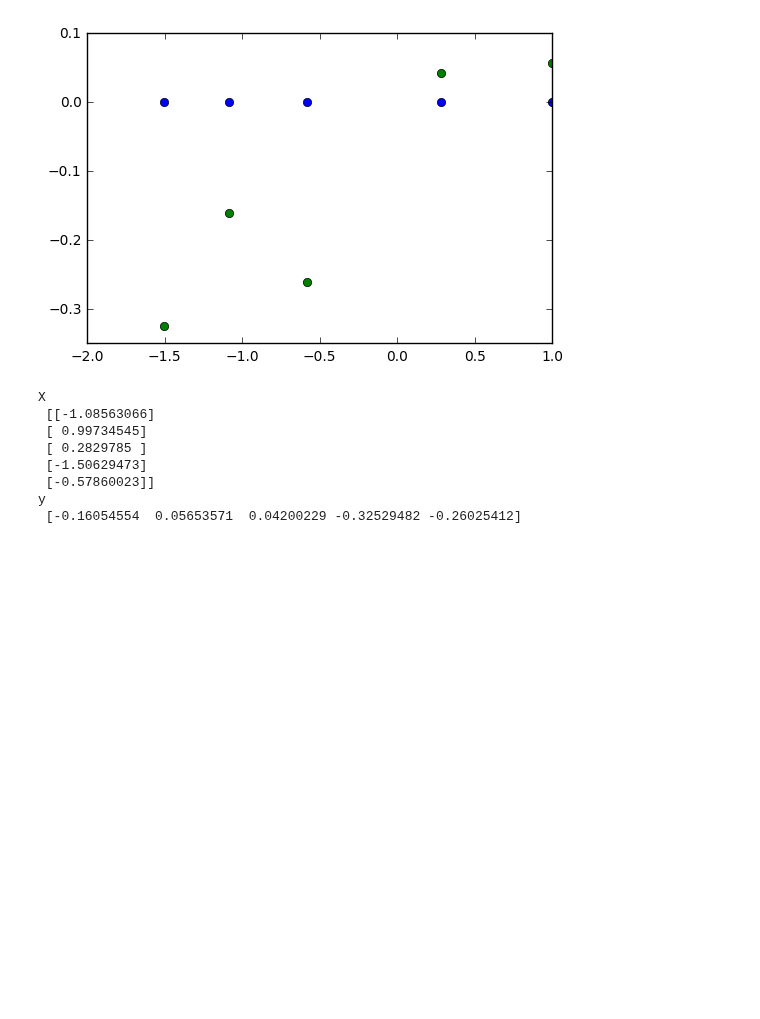
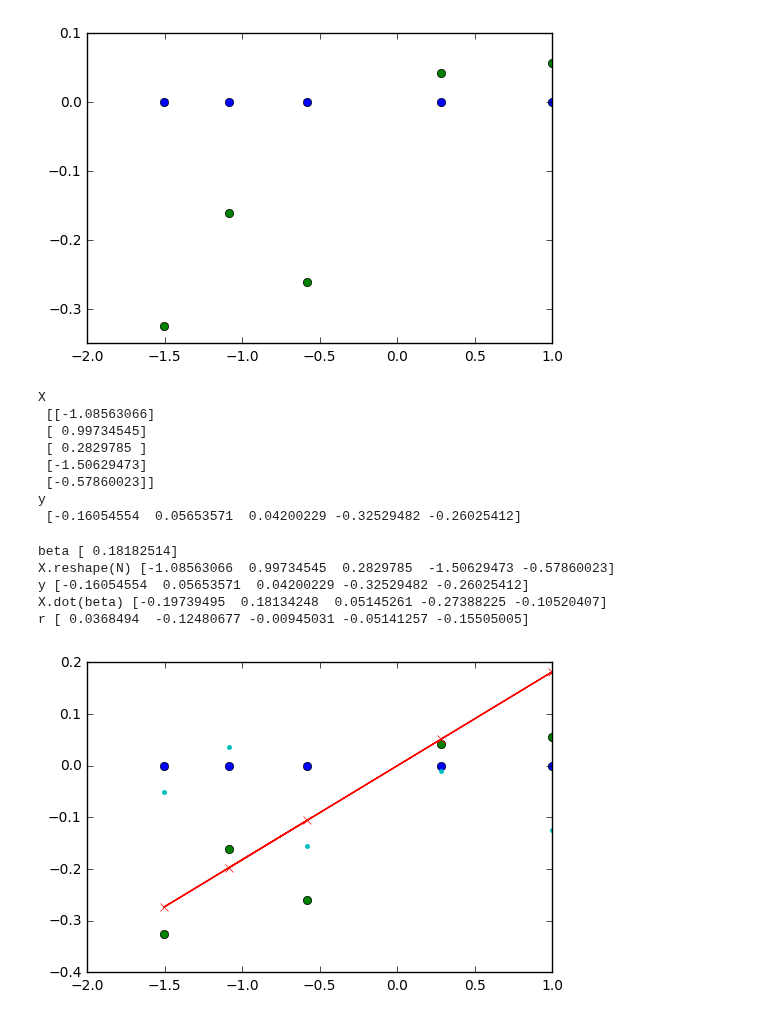
Before and after one commit to hughperkins/selfstudy-IBP, a Jupyter notebook: maths/wiki_linearleastsquares.ipynb, the cells around one changed output. Drawn from its saved outputs; the diff is of its cells as text; code cells hidden in the pictures; blank space fills up the shorter version.

```diff
--- a/maths/wiki_linearleastsquares.ipynb
+++ b/maths/wiki_linearleastsquares.ipynb
@@ -329,3 +329,23 @@ X
  [-0.57860023]]
 y
  [-0.16054554  0.05653571  0.04200229 -0.32529482 -0.26025412]
+# %%
+beta = np.linalg.inv(X.T.dot(X)).dot(X.T.dot(y))
+print('beta', beta)
+plt.plot(X.reshape(N), np.zeros(N), 'o')
+plt.plot(X.reshape(N), y, 'o')
+plt.plot(X.reshape(N), X.dot(beta), 'x-')
+r = y - X.dot(beta)
+print('X.reshape(N)', X.reshape(N))
+print('y', y)
+print('X.dot(beta)', X.dot(beta))
+print('r', r)
+plt.plot(X.reshape(N), r, '.')
+plt.show()
+# %% [output]
+beta [ 0.18182514]
+X.reshape(N) [-1.08563066  0.99734545  0.2829785  -1.50629473 -0.57860023]
+y [-0.16054554  0.05653571  0.04200229 -0.32529482 -0.26025412]
+X.dot(beta) [-0.19739495  0.18134248  0.05145261 -0.27388225 -0.10520407]
+r [ 0.0368494  -0.12480677 -0.00945031 -0.05141257 -0.15505005]
+[figure, added]
```
Also changed, not shown: parts of 9 cells of this notebook, 1 other file.
